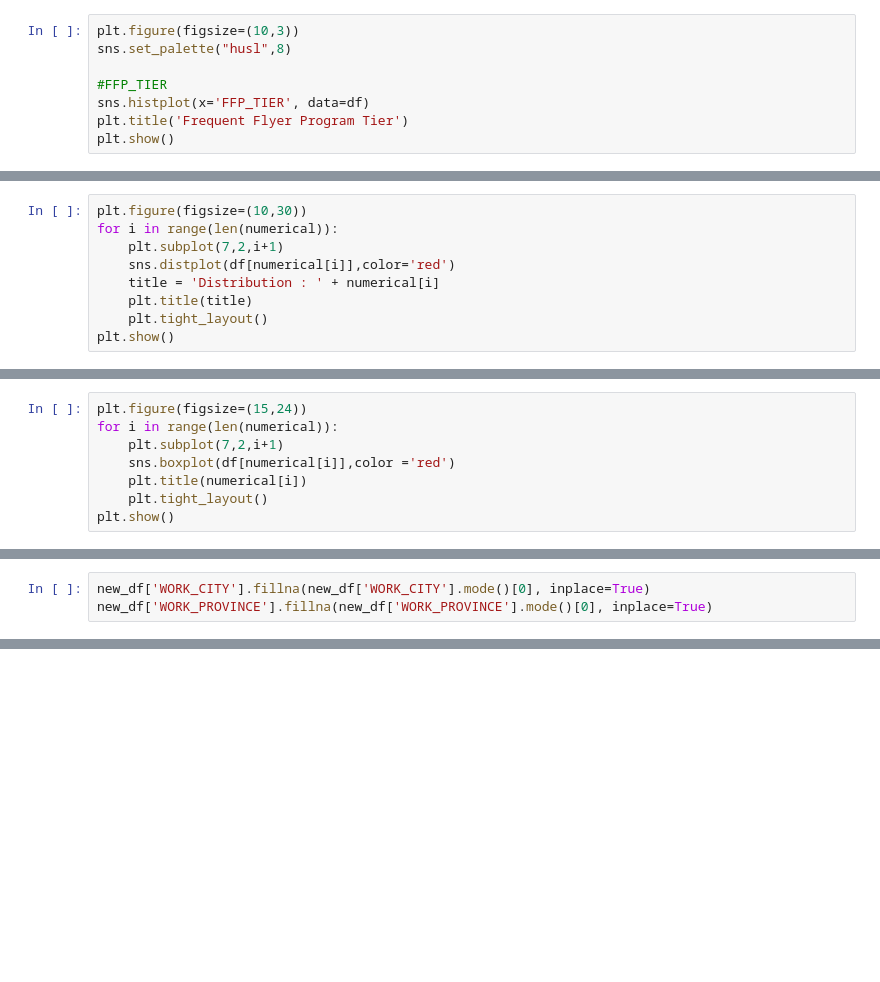
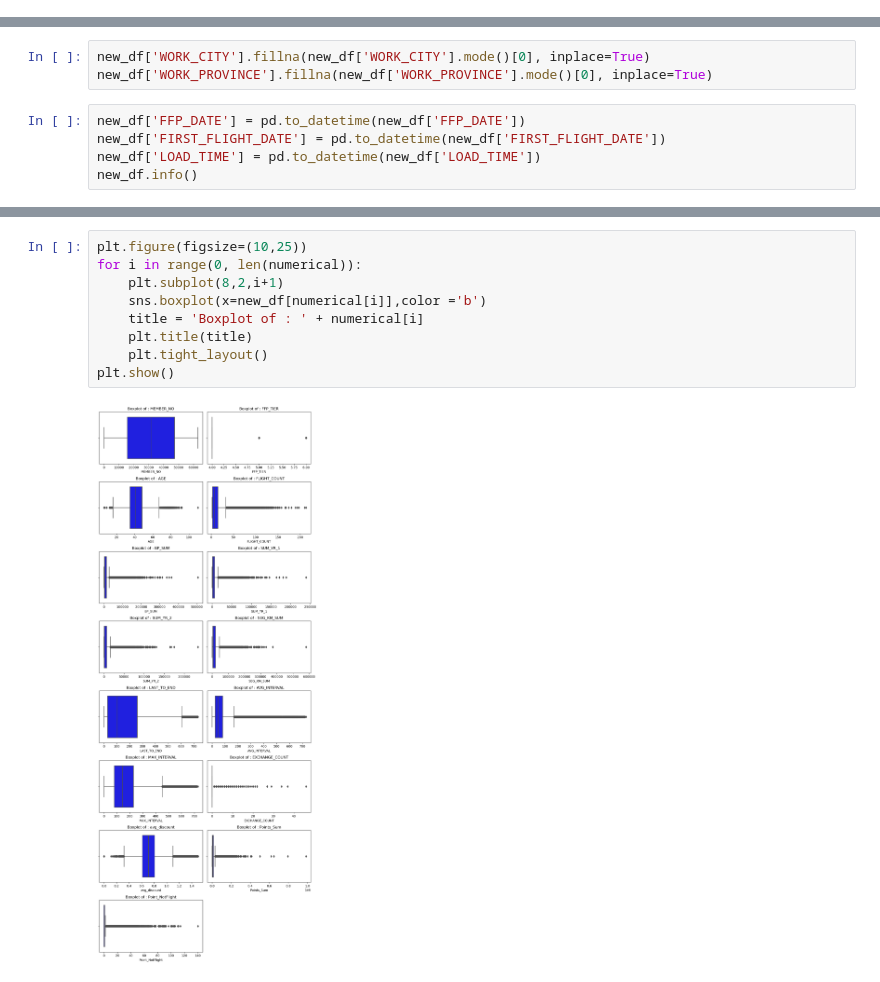
Before and after one commit to gbriansatria/Final-Project-Raka-MAX, a Jupyter notebook: Homework Stage 3/Homework Unsupervised Learning.ipynb, the cells around one changed output, grey strips where cells are left out. Drawn from its saved outputs; the diff is of its cells as text; blank space fills up the shorter version.

```diff
--- a/Homework Stage 3/Homework Unsupervised Learning.ipynb
+++ b/Homework Stage 3/Homework Unsupervised Learning.ipynb
@@ -148,8 +113,0 @@ memory usage: 4.8+ MB
-# %%
-plt.figure(figsize=(10,3))
-sns.set_palette("husl",8)
-
-#FFP_TIER
-sns.histplot(x='FFP_TIER', data=df)
-plt.title('Frequent Flyer Program Tier')
-plt.show()
@@ -251,9 +113,0 @@ memory usage: 6.2 MB
-# %%
-plt.figure(figsize=(10,30))
-for i in range(len(numerical)):
-    plt.subplot(7,2,i+1)
-    sns.distplot(df[numerical[i]],color='red')
-    title = 'Distribution : ' + numerical[i]
-    plt.title(title)
-    plt.tight_layout()
-plt.show()
@@ -262,8 +113,0 @@ plt.show()
-# %%
-plt.figure(figsize=(15,24))
-for i in range(len(numerical)):
-    plt.subplot(7,2,i+1)
-    sns.boxplot(df[numerical[i]],color ='red')
-    plt.title(numerical[i])
-    plt.tight_layout()
-plt.show()
@@ -336,3 +170,8 @@ impute missing value dengan nilai modus
 # %%
 new_df['WORK_CITY'].fillna(new_df['WORK_CITY'].mode()[0], inplace=True)
 new_df['WORK_PROVINCE'].fillna(new_df['WORK_PROVINCE'].mode()[0], inplace=True)
+# %%
+new_df['FFP_DATE'] = pd.to_datetime(new_df['FFP_DATE'])
+new_df['FIRST_FLIGHT_DATE'] = pd.to_datetime(new_df['FIRST_FLIGHT_DATE'])
+new_df['LOAD_TIME'] = pd.to_datetime(new_df['LOAD_TIME'])
+new_df.info()
@@ -338,0 +220,11 @@ new_df['WORK_PROVINCE'].fillna(new_df['WORK_PROVINCE'].mode()[0], inplace=True)
+# %%
+plt.figure(figsize=(10,25))
+for i in range(0, len(numerical)):
+    plt.subplot(8,2,i+1)
+    sns.boxplot(x=new_df[numerical[i]],color ='b')
+    title = 'Boxplot of : ' + numerical[i]
+    plt.title(title)
+    plt.tight_layout()
+plt.show()
+# %% [output]
+[figure, added]
```
Also changed, not shown: parts of 38 cells of this notebook.
